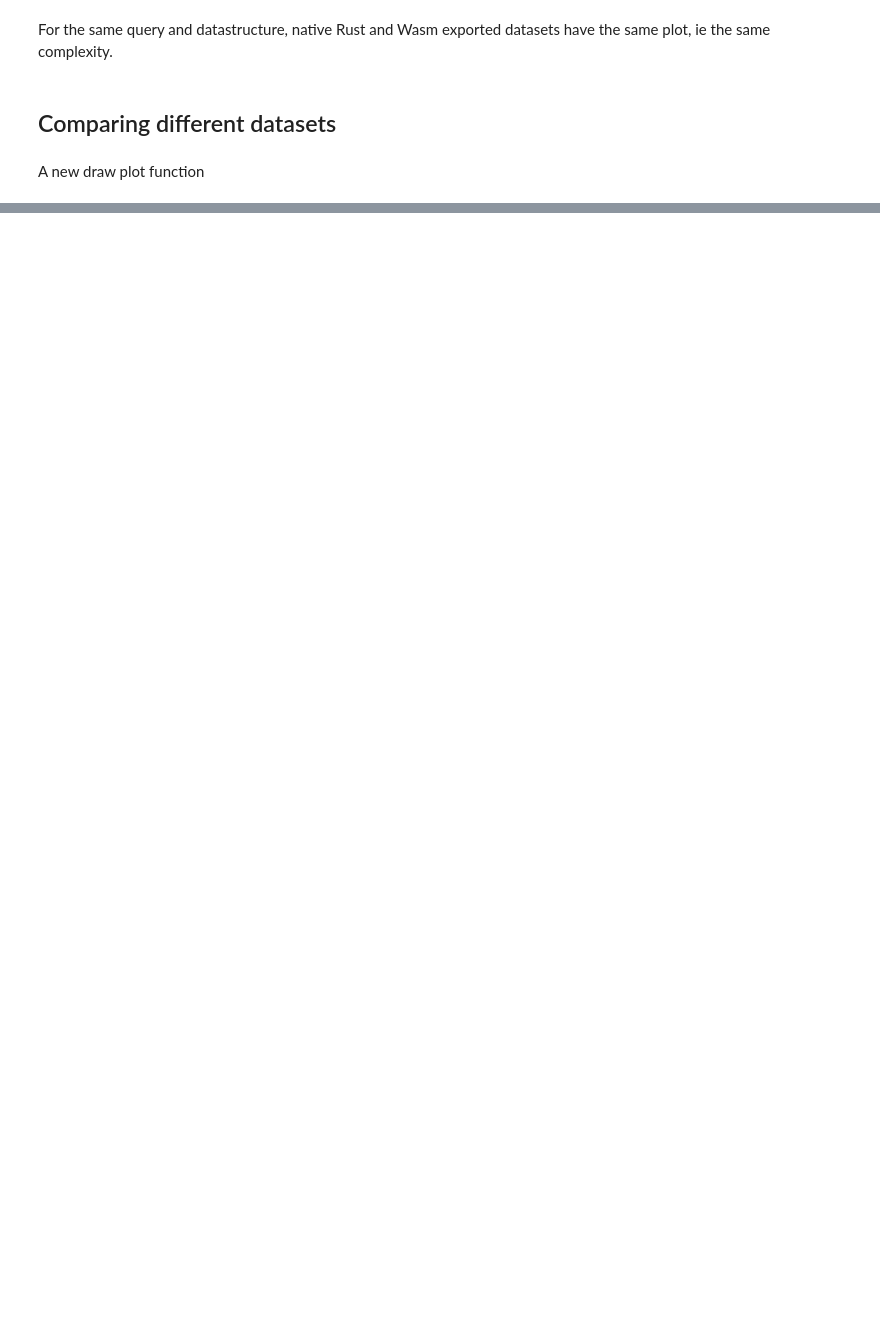
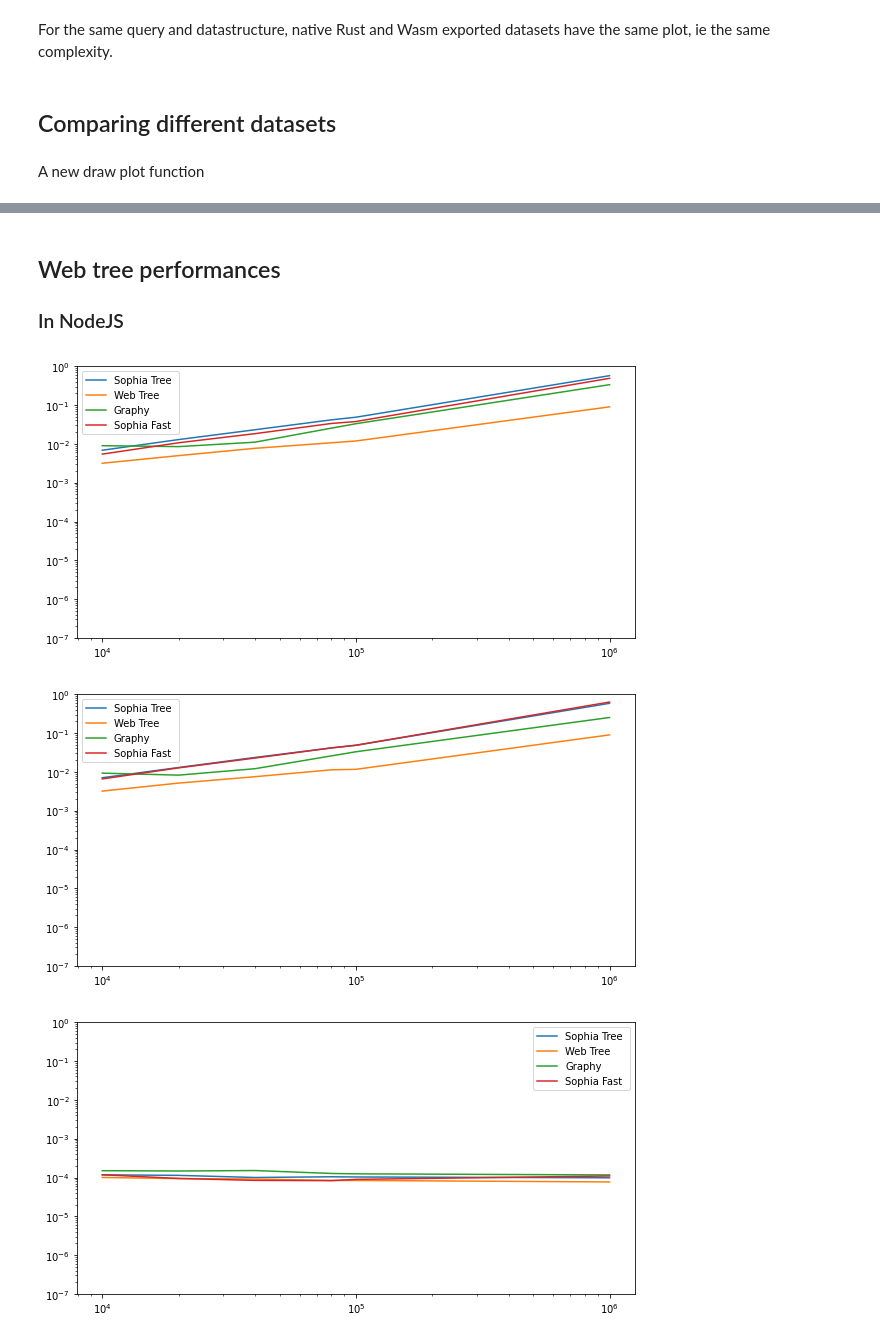
Before and after one commit to BruJu/WasmTreeDataset, a Jupyter notebook: benchmark/plots.ipynb, the cells around one changed output, grey strips where cells are left out. Saved outputs shown, nothing was run; the diff lists cells and outputs as text; code cells hidden in the pictures; blank space fills up the shorter version.

```diff
--- a/benchmark/plots.ipynb
+++ b/benchmark/plots.ipynb
@@ -284,0 +236,11 @@ Wasm (top part of the previous of the previous graph)
+# %% [markdown]
+## Web tree performances
+
+### In NodeJS
+# %%
+for q in queries:
+    draw_plots([q], ["Sophia Tree", "Web Tree", "Graphy", "Sophia Fast"], ["Wasm"])
+# %% [output]
+[figure, added]
+[figure, added]
+[figure, added]
```
Also changed, not shown: parts of 24 cells of this notebook.
